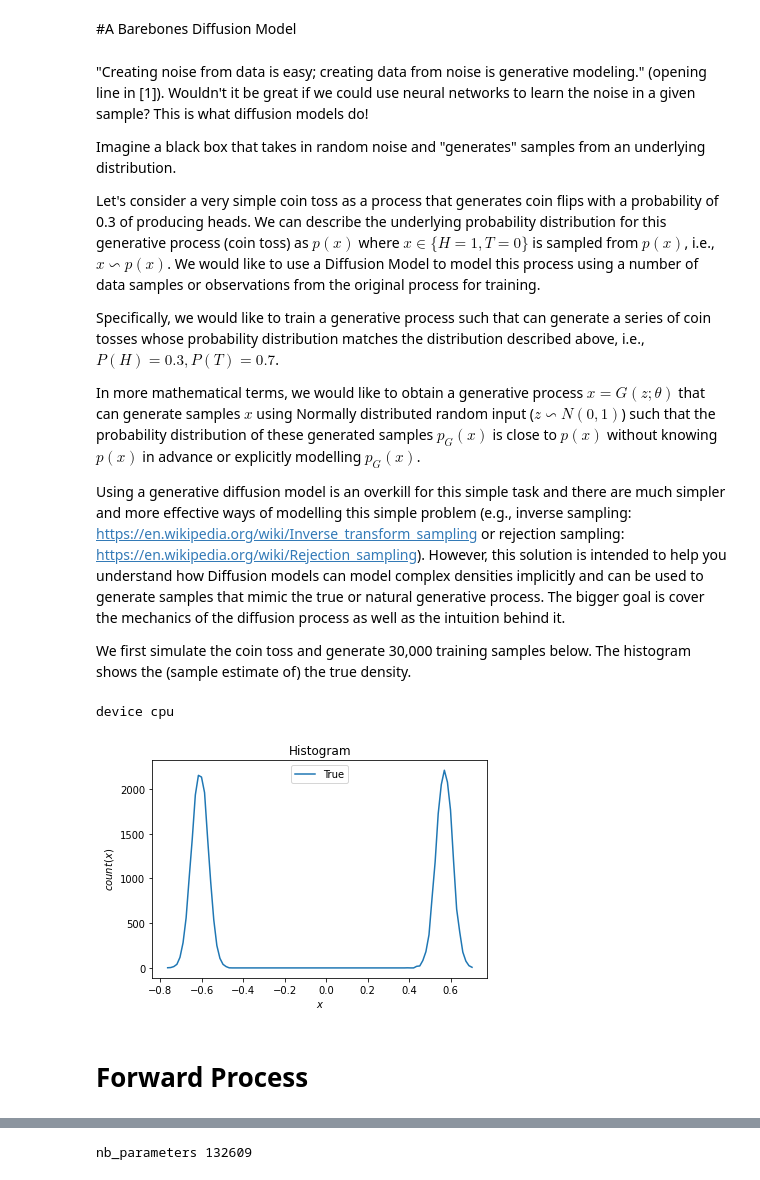
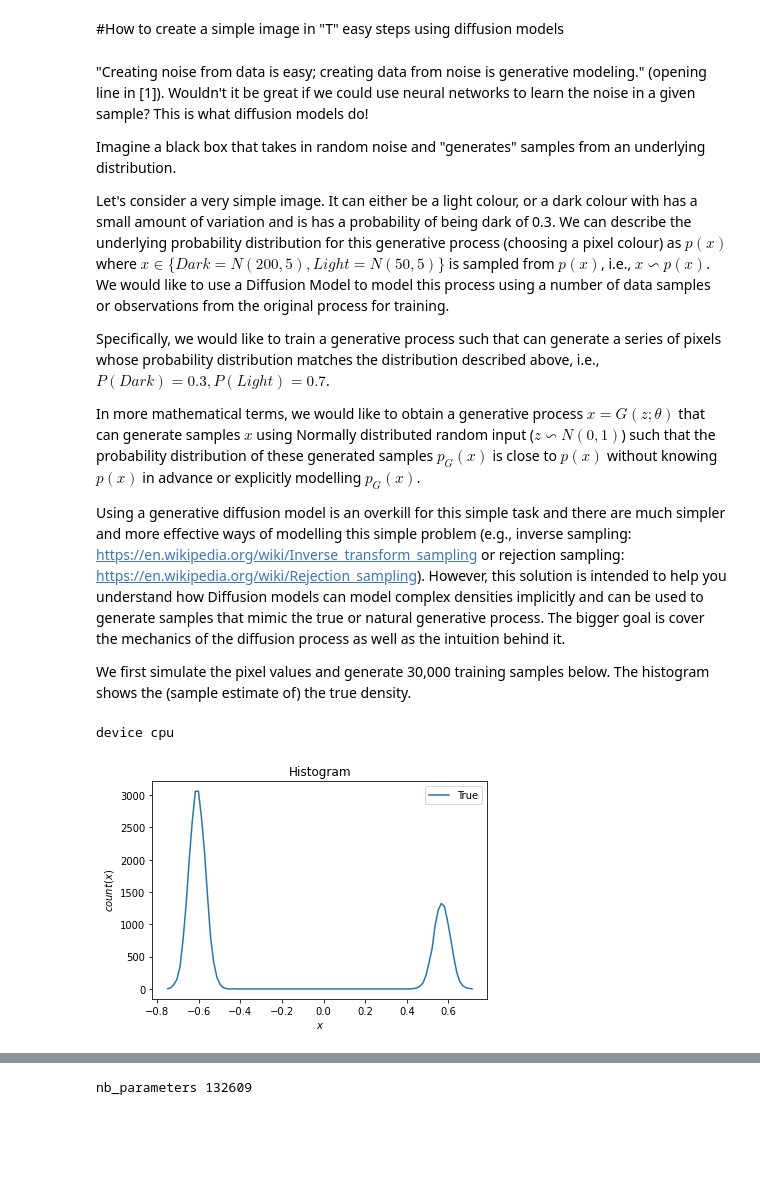
Before and after one commit to wgrgwrght/Simple-Diffusion, a Jupyter notebook: SimpleDiffusion.ipynb, the cells around one changed output, grey strips where cells are left out. Cells and saved outputs as stored; diff of their text form; code cells hidden in the pictures; blank space fills up the shorter version.

```diff
--- a/SimpleDiffusion.ipynb
+++ b/SimpleDiffusion.ipynb
@@ -1,54 +1,53 @@
 # %% [markdown]
 <a href="https://colab.research.google.com/github/wgrgwrght/Simple-Diffusion/blob/main/SimpleDiffusion.ipynb" target="_parent"><img src="https://colab.research.google.com/assets/colab-badge.svg" alt="Open In Colab"/></a>
-# %% [markdown]
-#A Barebones Diffusion Model
+# %% [markdown]
+#How to create a simple image in "T" easy steps using diffusion models
 # %% [markdown]
 "Creating noise from data is easy; creating data from noise is generative modeling." (opening line in [1]). Wouldn't it be great if we could use neural networks to learn the noise in a given sample? This is what diffusion models do!
 
 
 Imagine a black box that takes in random noise and "generates" samples from an underlying distribution.
 
-Let's consider a very simple coin toss as a process that generates coin flips with a probability of 0.3 of producing heads. We can describe the underlying probability distribution for this generative process (coin toss) as $p(x)$ where $x\in \{H=1,T=0\}$ is sampled from $p(x)$, i.e., $x\backsim p(x)$. We would like to use a Diffusion Model to model this process using a number of data samples or observations from the original process for training.
+Let's consider a very simple image. It can either be a light colour, or a dark colour with has a small amount of variation and is has a probability of being dark of 0.3. We can describe the underlying probability distribution for this generative process (choosing a pixel colour) as $p(x)$ where $x\in \{Dark=N(200,5), Light=N(50,5)\}$ is sampled from $p(x)$, i.e., $x\backsim p(x)$. We would like to use a Diffusion Model to model this process using a number of data samples or observations from the original process for training.
 
-Specifically, we would like to train a generative process such that can generate a series of coin tosses whose probability distribution matches the distribution described above, i.e., $P(H)=0.3, P(T)=0.7$.
+Specifically, we would like to train a generative process such that can generate a series of pixels whose probability distribution matches the distribution described above, i.e., $P(Dark)=0.3, P(Light)=0.7$.
 
 In more mathematical terms, we would like to obtain a generative process $x=G(z;\theta)$ that can generate samples $x$ using Normally distributed random input ($z\backsim N(0,1)$) such that the probability distribution of these generated samples $p_G(x)$ is close to $p(x)$ without knowing $p(x)$ in advance or explicitly modelling $p_G(x)$.
 
 Using a generative diffusion model is an overkill for this simple task and there are much simpler and more effective ways of modelling this simple problem (e.g., inverse sampling: https://en.wikipedia.org/wiki/Inverse_transform_sampling or rejection sampling: https://en.wikipedia.org/wiki/Rejection_sampling). However, this solution is intended to help you understand how Diffusion models can model complex densities implicitly and can be used to generate samples that mimic the true or natural generative process. The bigger goal is cover the mechanics of the diffusion process as well as the intuition behind it.
 
-We first simulate the coin toss and generate 30,000 training samples below. The histogram shows the (sample estimate of) the true density.
+
+We first simulate the pixel values and generate 30,000 training samples below. The histogram shows the (sample estimate of) the true density.
 # %%
 import matplotlib.pyplot as plt
 import numpy as np
 import torch, torchvision
 from torch import nn
 from torch.nn import functional as F
 
 device = torch.device('cuda' if torch.cuda.is_available() else 'cpu')
 print(f'device {device}')
 
-# generate samples
-small = np.random.normal(loc=50, scale=5.0, size=15000)
-large = np.random.normal(loc=200, scale=5.0, size=15000)
+# generate samples around 50 and 200 with std 5
+light = np.random.normal(loc=50, scale=5.0, size=21000)
+dark = np.random.normal(loc=200, scale=5.0, size=9000)
 
-# Convert numbers to range 1 - -1 and in correct format for model
-large = [[torch.tensor((a/127.5)-1).float()] for a in large]
-small = [[torch.tensor((a/127.5)-1).float()] for a in small]
-dataset = torch.tensor(large + small)
+# Convert numbers to range [1,-1] and in correct format for model
+light = [[torch.tensor((a/127.5)-1).float()] for a in light]
+dark = [[torch.tensor((a/127.5)-1).float()] for a in dark]
+dataset = torch.tensor(dark + light)
 
 train_input = dataset.to(device)
 
-#show distribution
+#show histogram of distribution
 hist, bins = np.histogram(dataset, bins=100)
 bin_centers = (bins[1:]+bins[:-1])*0.5
 plt.plot(bin_centers, hist, label="True")
 plt.title('Histogram');plt.xlabel('$x$');plt.ylabel('$count(x)$');plt.legend()
 plt.show()
 # %% [output]
 device cpu
-[figure, old version]
+[figure, new version]
-# %% [markdown]
-# Forward Process
 # %% [markdown]
 The goal is to use Normally distributed Random Noise $z\backsim N(0,1)$ as input to generate $x\backsim p(x)$. A diffusion model achieves this by using a fixed "forward process" (not to be confused with the forward function of neural networks) in which we add increasing amounts of random noise to input (training) sample. The forward process is essentially a chain that generates a noisy sample $x_t=q(x_t|x_{t-1})$ by adding noise to the sample $x_{t-1}$ for different time steps $t = 1\ldots T$ with $x_0 = x$ (input sample). Note that the chain is "Markov" as the current step is only dependent upon the previous one (and the added noise).
 
```
Also changed, not shown: parts of 18 cells of this notebook.
